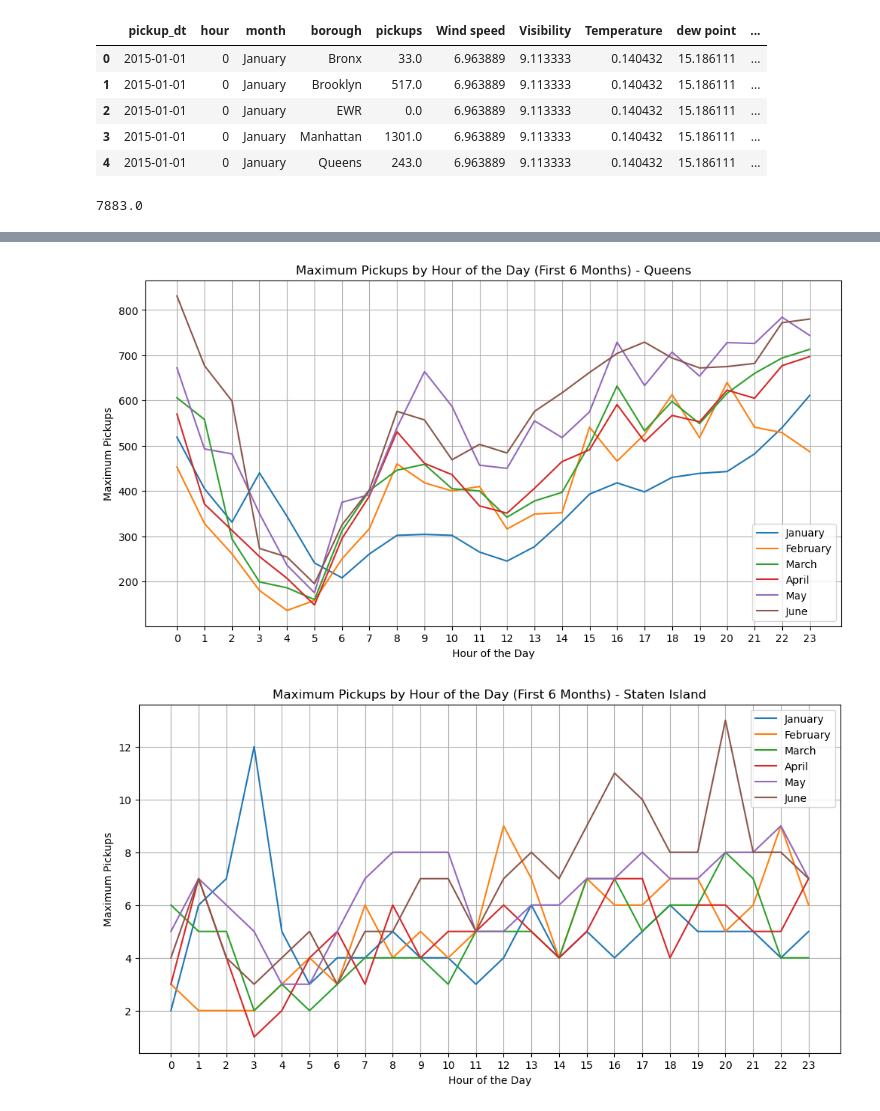
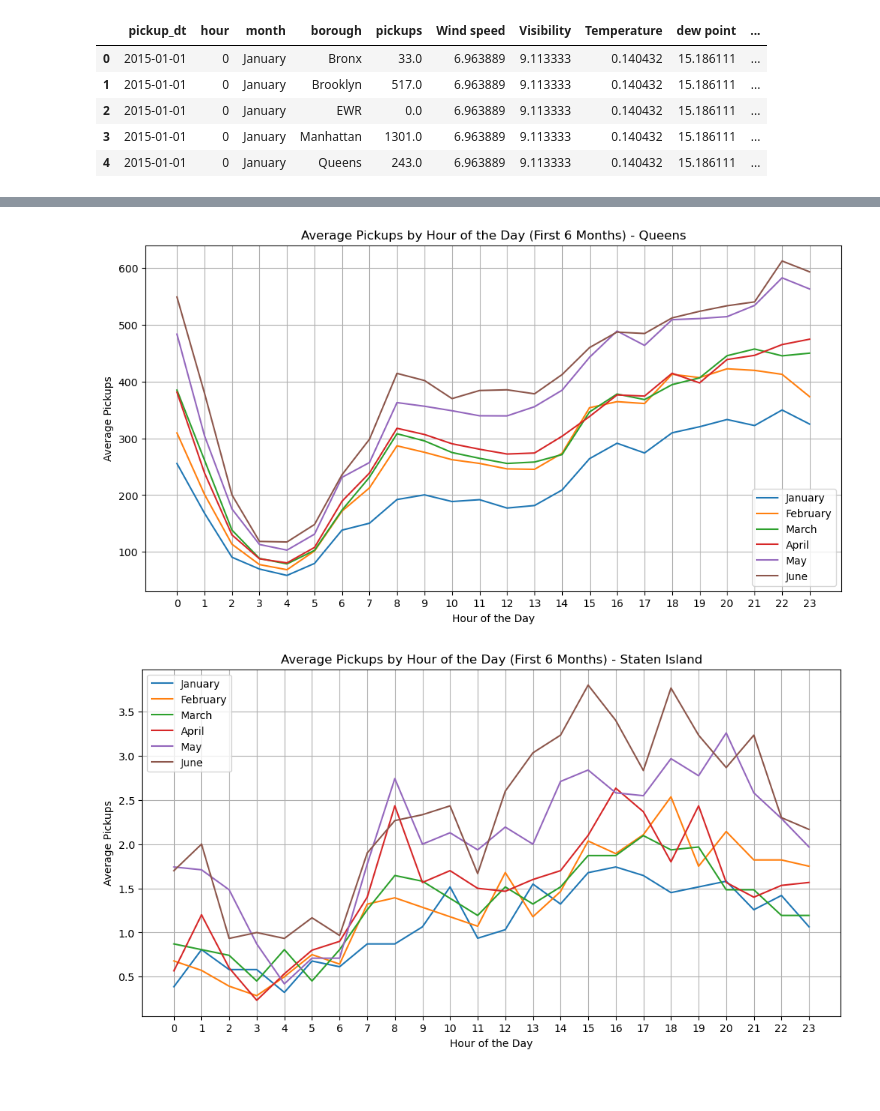
Before and after one commit to Jherza-X/Project1-Group9, a Jupyter notebook: Uber-Weather-Project/project-1 - Q3.ipynb, the cells around one changed output, grey strips where cells are left out. Cells and saved outputs as stored; diff of their text form; code cells hidden in the pictures; blank space fills up the shorter version.

```diff
--- a/Uber-Weather-Project/project-1 - Q3.ipynb
+++ b/Uber-Weather-Project/project-1 - Q3.ipynb
@@ -78,14 +78,9 @@ df.head()
 | 2 | 2015-01-01 | 0 | January | EWR | 0.0 | 6.963889 | 9.113333 | 0.140432 | 15.186111 | ... |
 | 3 | 2015-01-01 | 0 | January | Manhattan | 1301.0 | 6.963889 | 9.113333 | 0.140432 | 15.186111 | ... |
 | 4 | 2015-01-01 | 0 | January | Queens | 243.0 | 6.963889 | 9.113333 | 0.140432 | 15.186111 | ... |
-# %%
-pickup_monthly_data = df.groupby(['month', 'hour'])['pickups'].max()
-pickup_monthly_data.max()
-# %% [output]
-7883.0
 # %%
 # Calculation on borough , month , hour
-borough_data = df.groupby(['borough','month','hour'])['pickups'].max()
+borough_data = df.groupby(['borough','month','hour'])['pickups'].mean()
 # Create lists of boroughs and months
 boroughs = df['borough'].unique()
 months = df['month'].unique()
@@ -100,9 +95,9 @@ for borough in boroughs:
         each_borough_month_data = each_borough_data[month]
         plt.plot(each_borough_month_data.index, each_borough_month_data, label=f'{month}')
 
-    plt.title(f'Maximum Pickups by Hour of the Day (First 6 Months) - {borough}')
+    plt.title(f'Average Pickups by Hour of the Day (First 6 Months) - {borough}')
     plt.xlabel('Hour of the Day')
-    plt.ylabel('Maximum Pickups')
+    plt.ylabel('Average Pickups')
     plt.grid(True)
     plt.xticks(range(24))
     plt.legend(loc="best")
@@ -116,2 +111,2 @@ for borough in boroughs:
-[figure, old version]
+[figure, new version]
-[figure, old version]
+[figure, new version]
```
Also changed, not shown: parts of 4 cells of this notebook, 9 other files.
